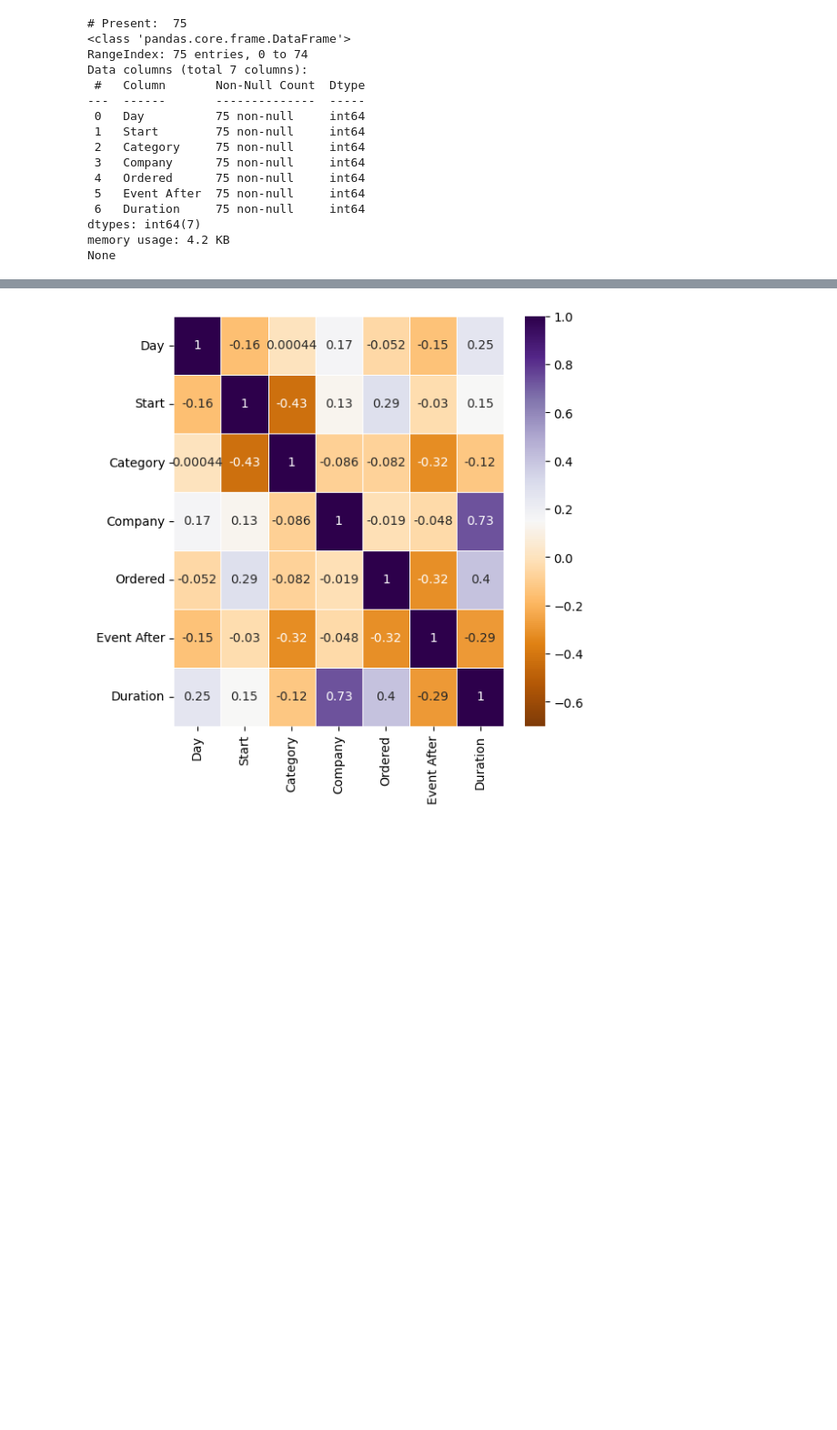
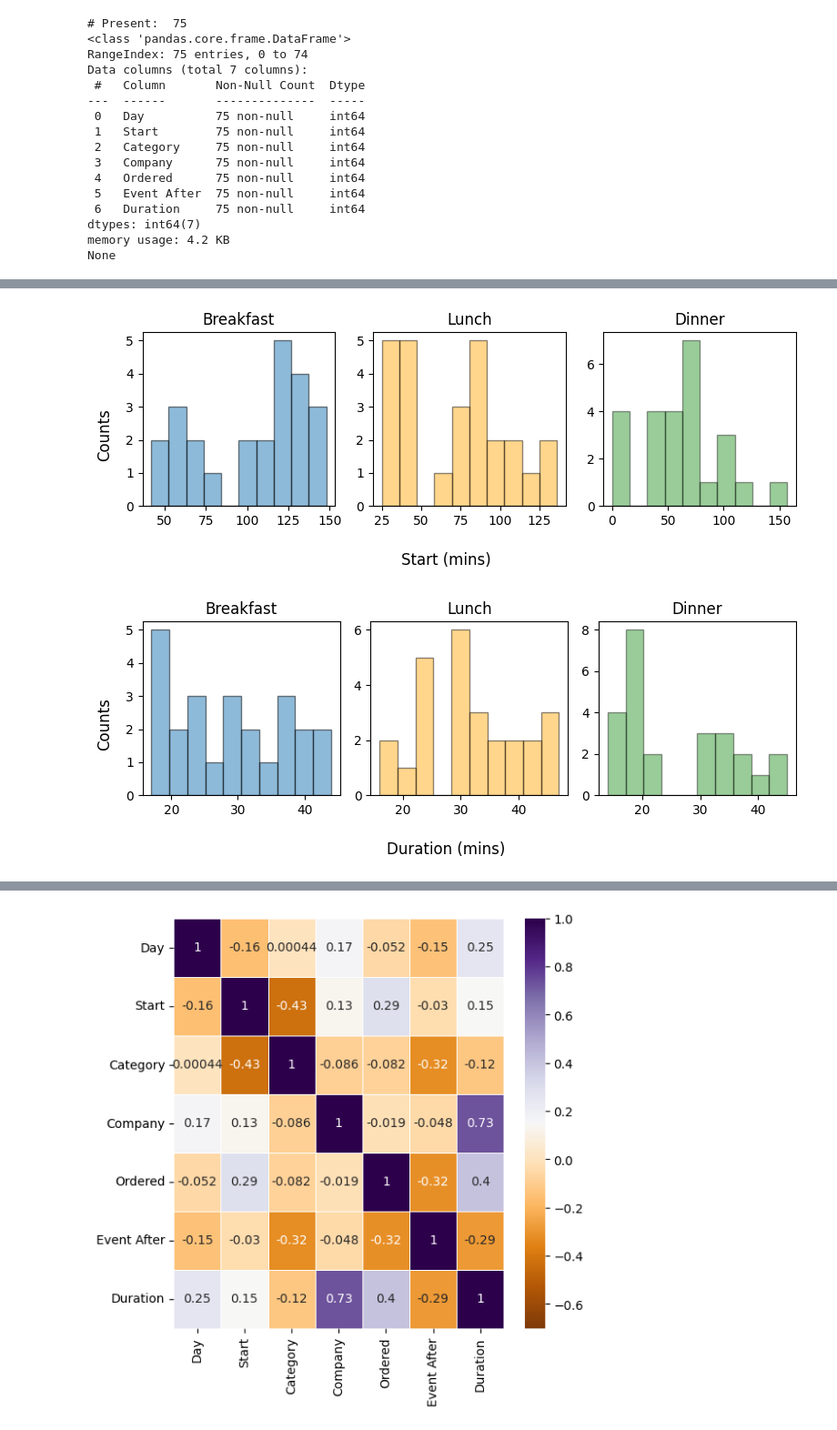
Before and after one commit to Rahuboy/regression-exploration, a Jupyter notebook: Problem1/1_eda.ipynb, the cells around one changed output, grey strips where cells are left out. Shown: that part at 91% size. Drawn from its saved outputs; the diff is of its cells as text; code cells hidden in the pictures; blank space fills up the shorter version.

```diff
--- a/Problem1/1_eda.ipynb
+++ b/Problem1/1_eda.ipynb
@@ -181,0 +183,30 @@ data[["Day", "Start", "Duration"]].describe()
+# %%
+keys = ['Start', 'Duration']
+
+for key in keys:
+    # Plot subplots of start times by meal category
+    fig, axs = plt.subplots(nrows=1,
+                            ncols=3,
+                            figsize=(8, 3),
+                            sharex=False,
+                            sharey=False)
+
+    # Breakfast histogram
+    axs[0].hist(breakfast_data[key], bins=10, ec='black', alpha=0.5)
+    axs[0].set_title('Breakfast')
+
+    # Lunch histogram
+    axs[1].hist(lunch_data[key], bins=10, ec='black', alpha=0.45, color='orange')
+    axs[1].set_title('Lunch')
+
+    # Dinner histogram
+    axs[2].hist(dinner_data[key], bins=10, ec='black', alpha=0.4, color='green')
+    axs[2].set_title('Dinner')
+
+    # Set labels
+    fig.supxlabel(f'{key} (mins)')
+    fig.supylabel('Counts')
+    plt.tight_layout()
+# %% [output]
+[figure, added]
+[figure, added]
```
Also changed, not shown: parts of 14 cells of this notebook, 3 other files.
